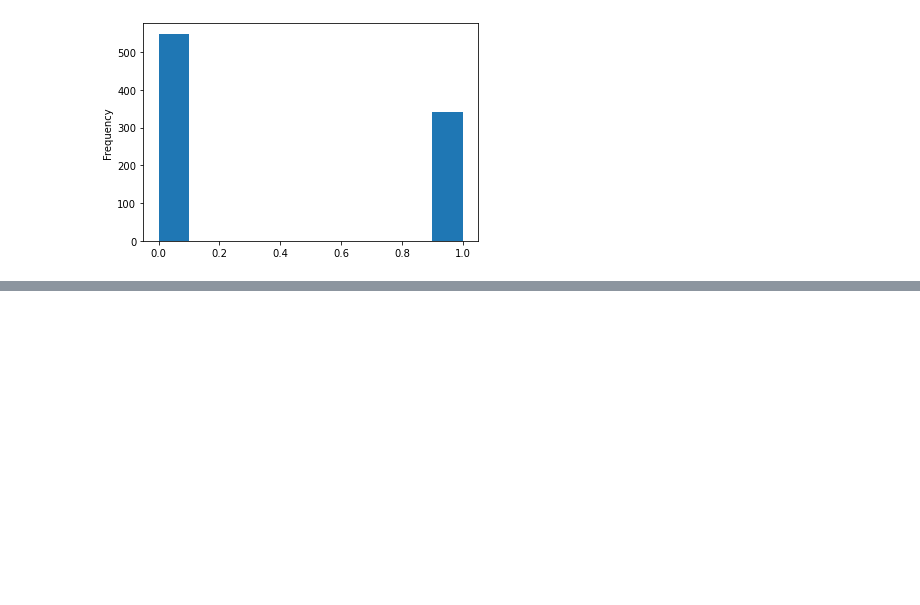
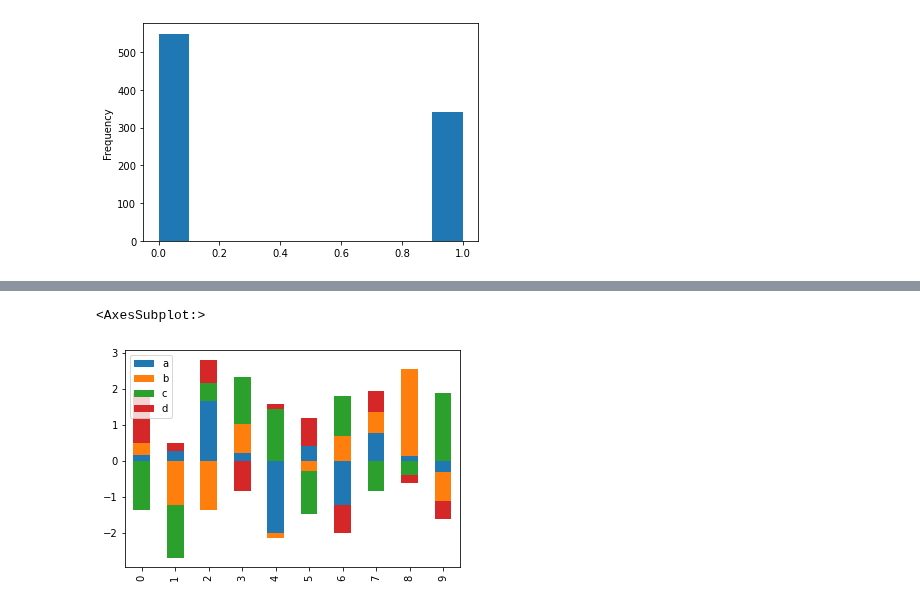
Before and after one commit to kamalnorizan/trainingmampu, a Jupyter notebook: BarPlot_Tutorial.ipynb, the cells around one changed output, grey strips where cells are left out. Cells and saved outputs as stored; diff of their text form; code cells hidden in the pictures; blank space fills up the shorter version.

```diff
--- a/BarPlot_Tutorial.ipynb
+++ b/BarPlot_Tutorial.ipynb
@@ -75,0 +77,3 @@ titanic['survived'].plot(kind = 'hist')
+# %%
+df = pd.DataFrame(randn(10, 4), columns=['a','b','c','d'])
+df
@@ -75,0 +92,5 @@ titanic['survived'].plot(kind = 'hist')
+# %%
+df.plot.bar(stacked = True)
+# %% [output]
+<AxesSubplot:>
+[figure, added]
```
Also changed, not shown: parts of 9 cells of this notebook.
